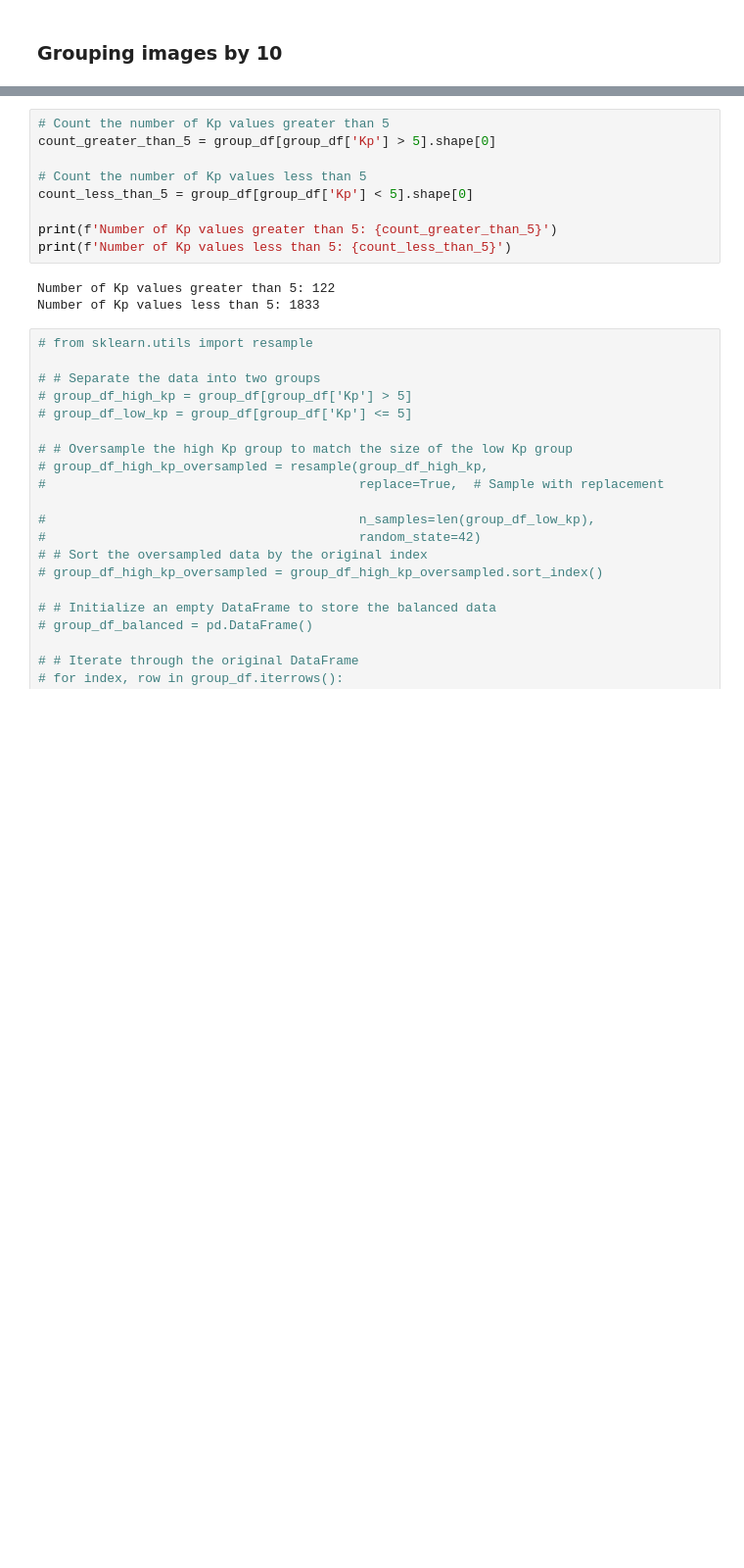
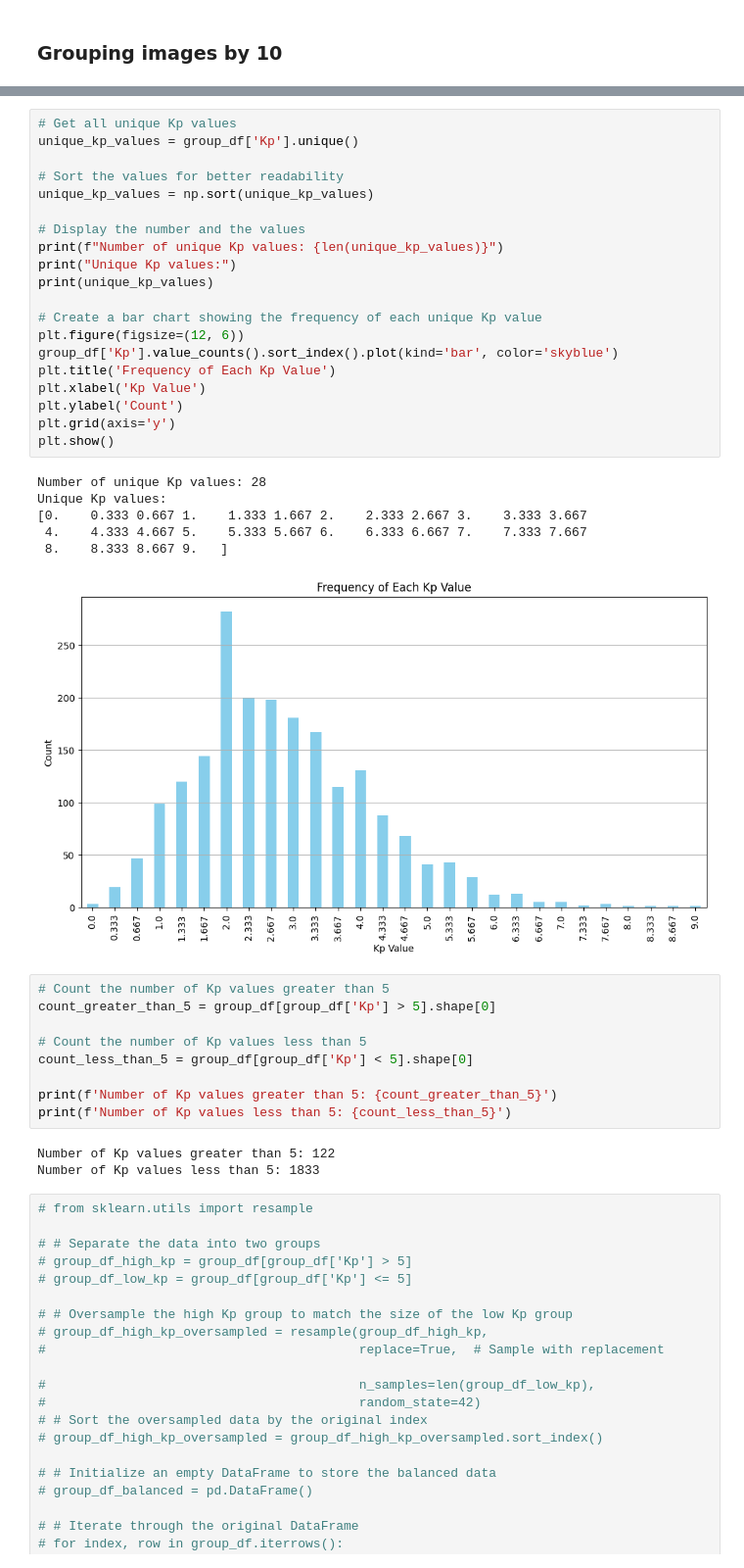
Before and after one commit to ZiyaanMir/Forecasting-GMI-Sun-Data, a Jupyter notebook: Create Dataset/create_dataset_csv_fits.ipynb, the cells around one changed output, grey strips where cells are left out. Shown at 98% size. Cells and saved outputs as stored; diff of their text form; blank space fills up the shorter version.

```diff
--- a/Create Dataset/create_dataset_csv_fits.ipynb
+++ b/Create Dataset/create_dataset_csv_fits.ipynb
@@ -295,3 +345,30 @@ Name: Kp, dtype: float64
+# %%
+# Get all unique Kp values
+unique_kp_values = group_df['Kp'].unique()
+
+# Sort the values for better readability
+unique_kp_values = np.sort(unique_kp_values)
+
+# Display the number and the values
+print(f"Number of unique Kp values: {len(unique_kp_values)}")
+print("Unique Kp values:")
+print(unique_kp_values)
+
+# Create a bar chart showing the frequency of each unique Kp value
+plt.figure(figsize=(12, 6))
+group_df['Kp'].value_counts().sort_index().plot(kind='bar', color='skyblue')
+plt.title('Frequency of Each Kp Value')
+plt.xlabel('Kp Value')
+plt.ylabel('Count')
+plt.grid(axis='y')
+plt.show()
+# %% [output]
+Number of unique Kp values: 28
+Unique Kp values:
+[0.    0.333 0.667 1.    1.333 1.667 2.    2.333 2.667 3.    3.333 3.667
+ 4.    4.333 4.667 5.    5.333 5.667 6.    6.333 6.667 7.    7.333 7.667
+ 8.    8.333 8.667 9.   ]
+[figure, added]
 # %%
 # Count the number of Kp values greater than 5
 count_greater_than_5 = group_df[group_df['Kp'] > 5].shape[0]
```
Also changed, not shown: parts of 10 cells of this notebook, 8 other files.
